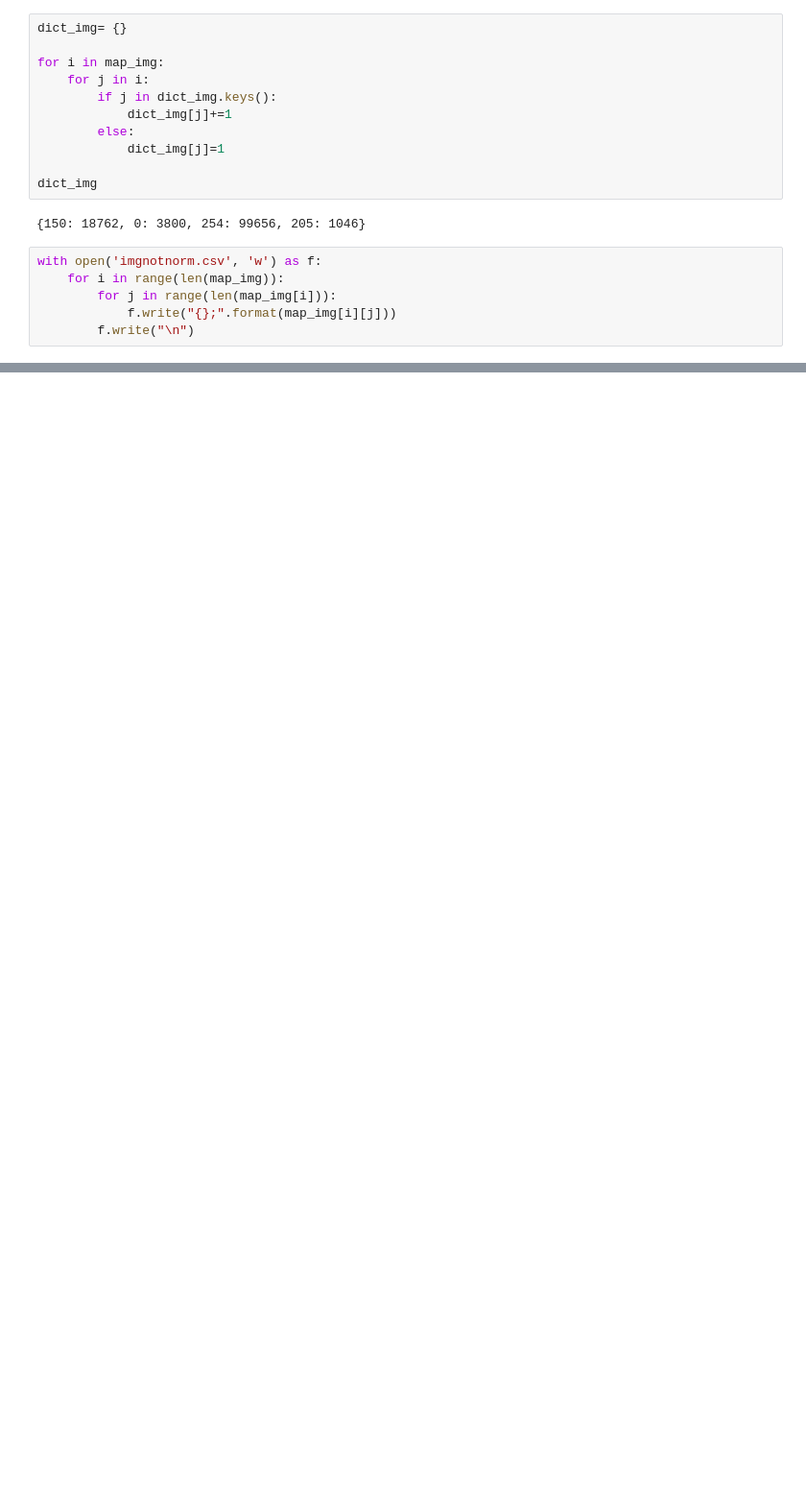
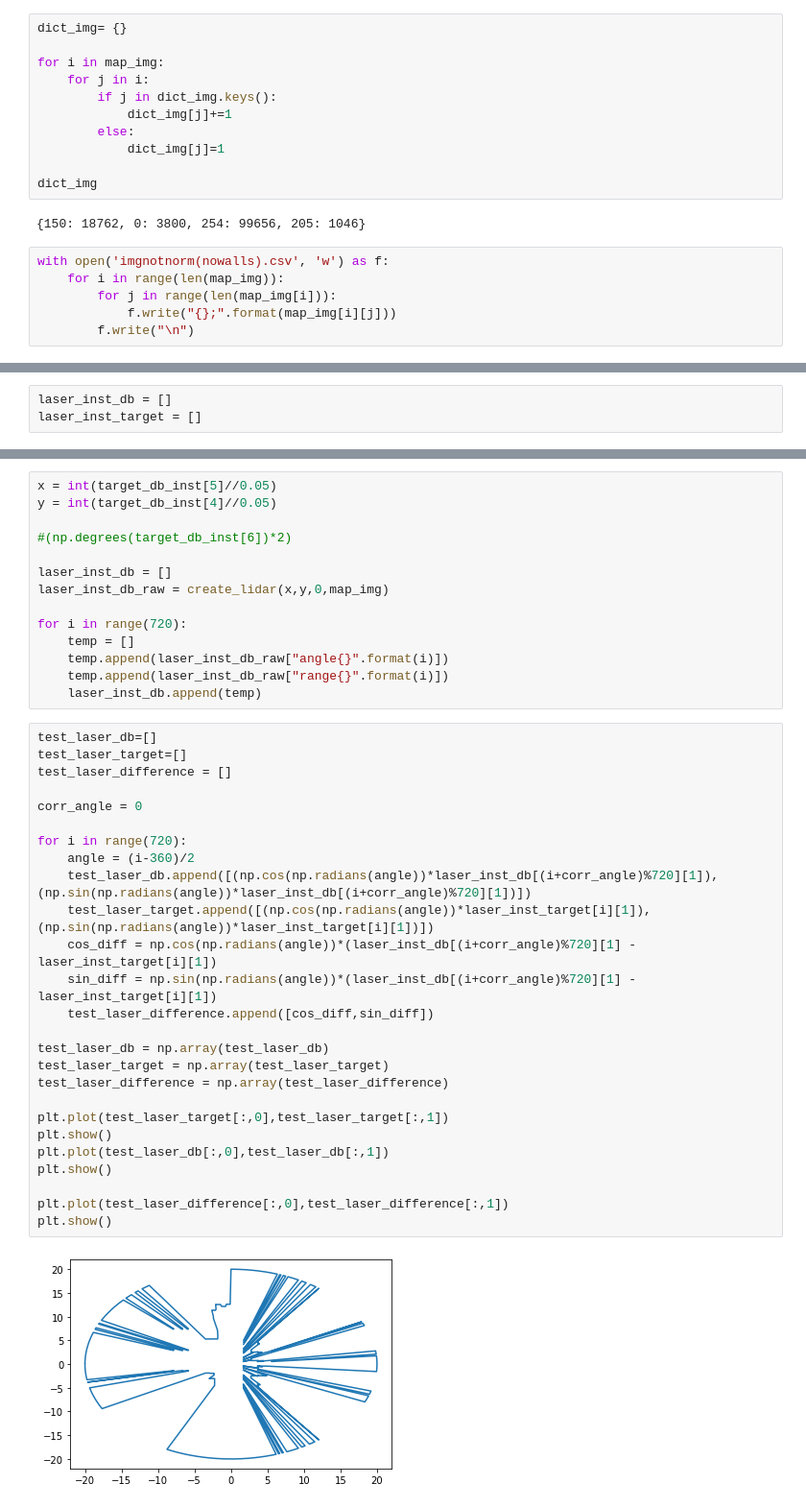
Before and after one commit to P1G1U/Thesis_AITronik, a Jupyter notebook: LiDAR Map/process_map.ipynb, the cells around one changed output, grey strips where cells are left out. Shown: that part at 96% size. Cells and saved outputs as stored; diff of their text form; blank space fills up the shorter version.

```diff
--- a/LiDAR Map/process_map.ipynb
+++ b/LiDAR Map/process_map.ipynb
@@ -33,7 +51,7 @@ dict_img
 # %% [output]
 {150: 18762, 0: 3800, 254: 99656, 205: 1046}
 # %%
-with open('imgnotnorm.csv', 'w') as f:
+with open('imgnotnorm(nowalls).csv', 'w') as f:
     for i in range(len(map_img)):
         for j in range(len(map_img[i])):
             f.write("{};".format(map_img[i][j]))
@@ -48,0 +86,3 @@ plt.show()
+# %%
+laser_inst_db = []
+laser_inst_target = []
@@ -48,0 +145,42 @@ plt.show()
+# %%
+x = int(target_db_inst[5]//0.05)
+y = int(target_db_inst[4]//0.05)
+
+#(np.degrees(target_db_inst[6])*2)
+
+laser_inst_db = []
+laser_inst_db_raw = create_lidar(x,y,0,map_img)
+
+for i in range(720):
+    temp = []
+    temp.append(laser_inst_db_raw["angle{}".format(i)])
+    temp.append(laser_inst_db_raw["range{}".format(i)])
+    laser_inst_db.append(temp)
+# %%
+test_laser_db=[]
+test_laser_target=[]
+test_laser_difference = []
+
+corr_angle = 0
+
+for i in range(720):
+    angle = (i-360)/2
+    test_laser_db.append([(np.cos(np.radians(angle))*laser_inst_db[(i+corr_angle)%720][1]),(np.sin(np.radians(angle))*laser_inst_db[(i+corr_angle)%720][1])])
+    test_laser_target.append([(np.cos(np.radians(angle))*laser_inst_target[i][1]),(np.sin(np.radians(angle))*laser_inst_target[i][1])])
+    cos_diff = np.cos(np.radians(angle))*(laser_inst_db[(i+corr_angle)%720][1] - laser_inst_target[i][1])
+    sin_diff = np.sin(np.radians(angle))*(laser_inst_db[(i+corr_angle)%720][1] - laser_inst_target[i][1])
+    test_laser_difference.append([cos_diff,sin_diff])
+
+test_laser_db = np.array(test_laser_db)
+test_laser_target = np.array(test_laser_target)
+test_laser_difference = np.array(test_laser_difference)
+
+plt.plot(test_laser_target[:,0],test_laser_target[:,1])
+plt.show()
+plt.plot(test_laser_db[:,0],test_laser_db[:,1])
+plt.show()
+
+plt.plot(test_laser_difference[:,0],test_laser_difference[:,1])
+plt.show()
+# %% [output]
+[figure, added]
```
Also changed, not shown: parts of 22 cells of this notebook, 13 other files.
